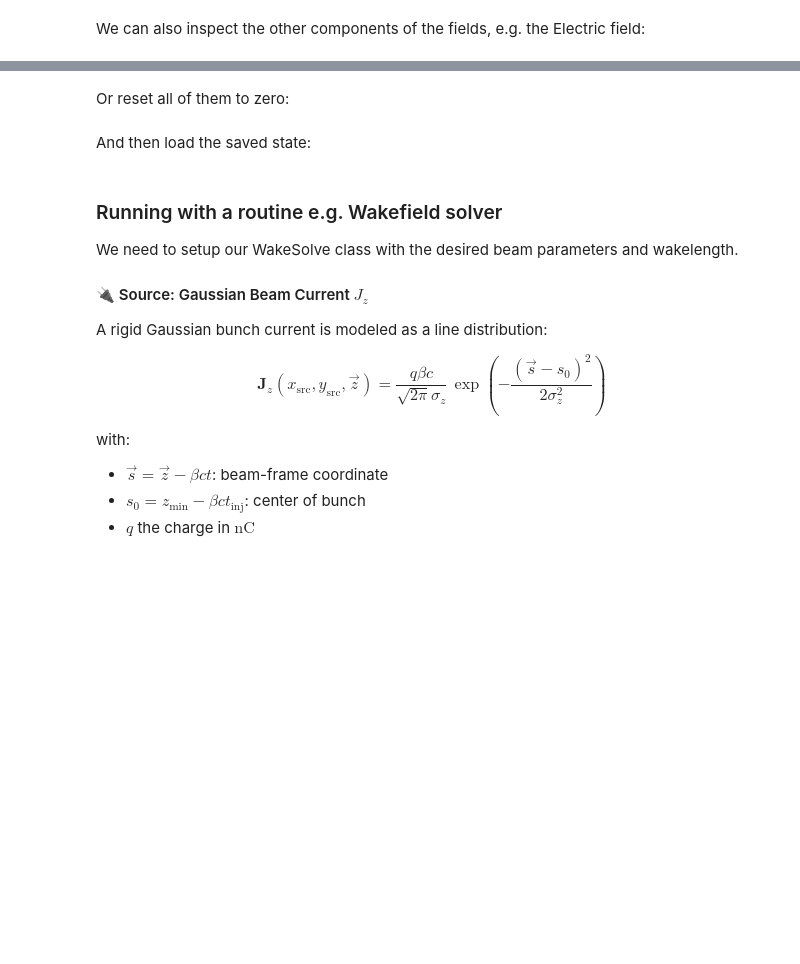
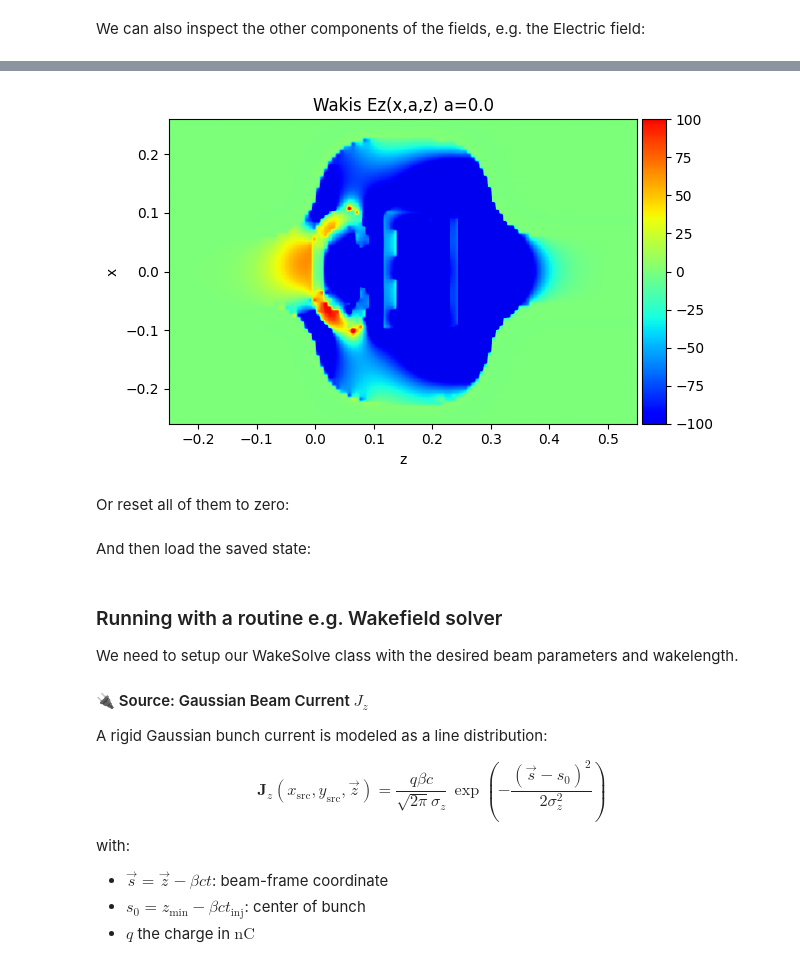
Before and after one commit to ImpedanCEI/CEI-meeting-hands-on, a Jupyter notebook: 001_wakefield_simulation.ipynb, the cells around one changed output, grey strips where cells are left out. Cells and saved outputs as stored; diff of their text form; code cells hidden in the pictures; blank space fills up the shorter version.

```diff
--- a/001_wakefield_simulation.ipynb
+++ b/001_wakefield_simulation.ipynb
@@ -319,3 +324,15 @@ solver.E.inspect(cmap='bwr', plane='XZ', dpi=200)
+# %%
+from matplotlib.colors import LinearSegmentedColormap
+cmap = LinearSegmentedColormap.from_list('name', plt.cm.jet(np.linspace(0.1, 0.9))) # CST's colormap
+
+# Plot Electric field component in 2D using imshow
+solver.plot2D(field='E', component='z',
+              plane='XZ', pos=0.5,
+              cmap=cmap, vmin=-100, vmax=100., interpolation='hanning',
+              #add_patch='cavity', patch_reverse=True, patch_alpha=0.8,
+              off_screen=False)
+# %% [output]
+[figure, added]
 # %% [markdown]
 Or reset all of them to zero:
 # %%
```
Also changed, not shown: parts of 34 cells of this notebook, 1 other file.
